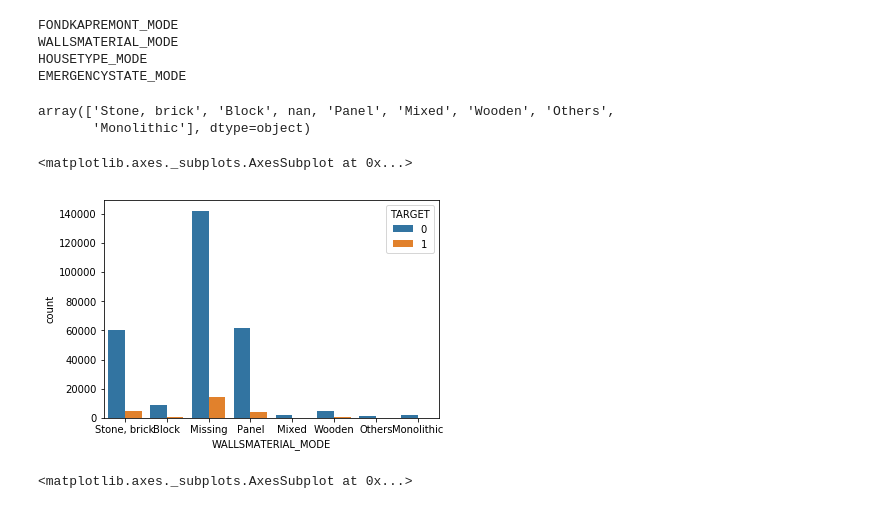
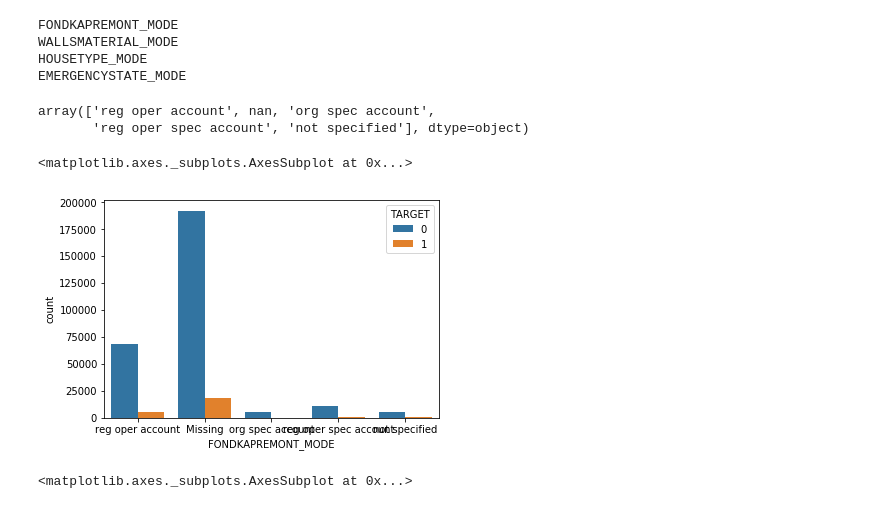
Before and after one commit to RajatChaudhari/HomeCreditDefaultRisk, a Jupyter notebook: HCDR2.ipynb, the cells around one changed output. Saved outputs shown, nothing was run; the diff lists cells and outputs as text; code cells hidden in the pictures.

```diff
--- a/HCDR2.ipynb
+++ b/HCDR2.ipynb
@@ -256,18 +309,21 @@ EMERGENCYSTATE_MODE
 # %%
 #apptrain["EMERGENCYSTATE_MODE"].unique()
 #apptrain["HOUSETYPE_MODE"].unique()
-apptrain["WALLSMATERIAL_MODE"].unique()
+apptrain["FONDKAPREMONT_MODE"].unique()
+apptrain["WALLSMATERIAL_MODE"]
 # %% [output]
-array(['Stone, brick', 'Block', nan, 'Panel', 'Mixed', 'Wooden', 'Others',
-       'Monolithic'], dtype=object)
+array(['reg oper account', nan, 'org spec account',
+       'reg oper spec account', 'not specified'], dtype=object)
 # %%
-#apptrain["EMERGENCYSTATE_MODE"].fillna("Missing",inplace=True)
+apptrain["EMERGENCYSTATE_MODE"].fillna("Missing",inplace=True)
+apptrain["FONDKAPREMONT_MODE"].fillna("Missing",inplace=True)
+apptrain["HOUSETYPE_MODE"].fillna("Missing",inplace=True)
 apptrain["WALLSMATERIAL_MODE"].fillna("Missing",inplace=True)
 # %%
-sns.countplot(apptrain["WALLSMATERIAL_MODE"],hue=apptrain["TARGET"])
+sns.countplot(apptrain["FONDKAPREMONT_MODE"],hue=apptrain["TARGET"])
 # %% [output]
 <matplotlib.axes._subplots.AxesSubplot at 0x...>
-[figure, old version]
+[figure, new version]
 # %%
 sns.countplot(apptrain["HOUSETYPE_MODE"],hue=apptrain["TARGET"])
 # %% [output]
```
Also changed, not shown: parts of 55 cells of this notebook.
